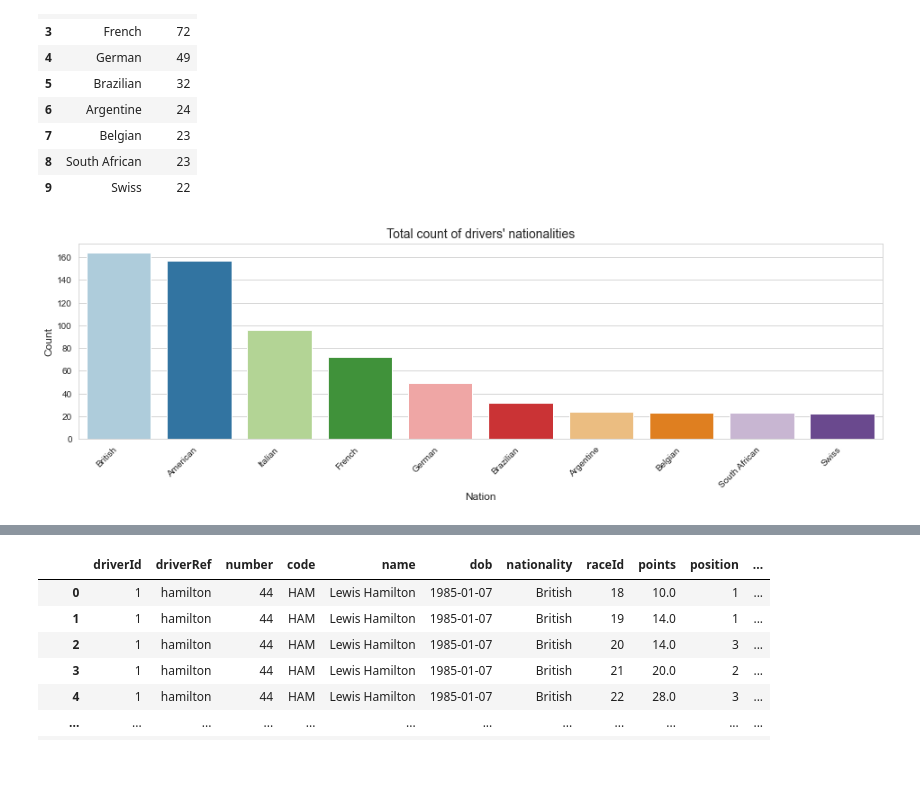
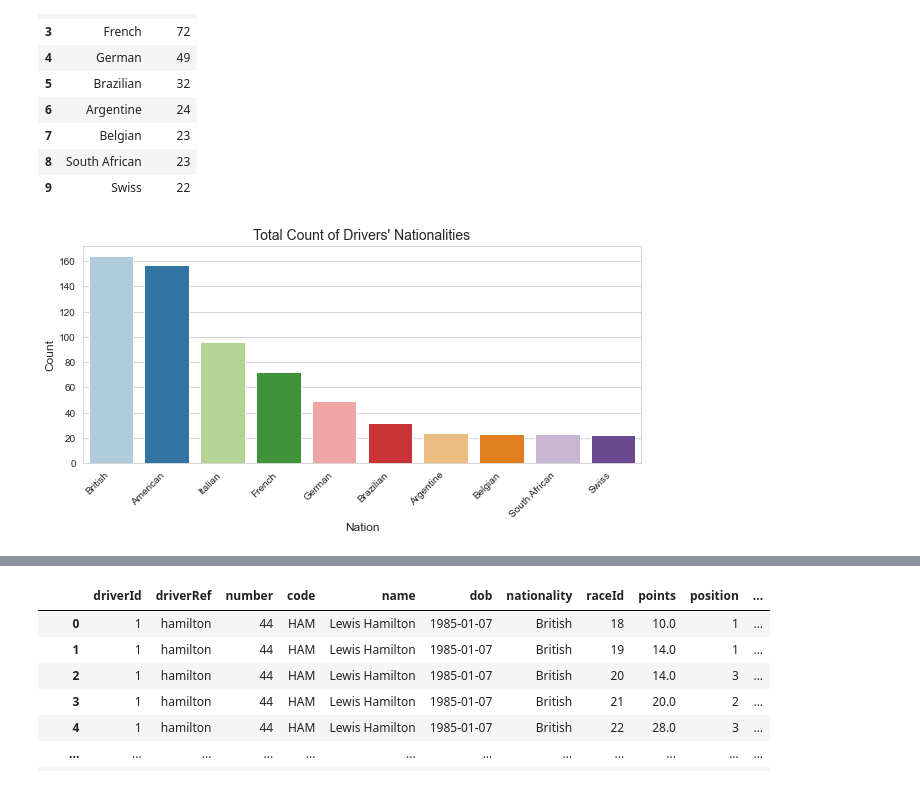
Before and after one commit to soyuz108/EDA-Formula-1-Drivers, a Jupyter notebook: drivers_analysis.ipynb, the cells around one changed output, grey strips where cells are left out. Drawn from its saved outputs; the diff is of its cells as text; code cells hidden in the pictures.

```diff
--- a/drivers_analysis.ipynb
+++ b/drivers_analysis.ipynb
@@ -22,6 +22,7 @@ import matplotlib.pyplot as plt
 import seaborn as sns
 
 sns.set_style("whitegrid")
+sns.set_palette("Paired")
 # %%
 # Read the datasets
 circuits = pd.read_csv("circuits.csv")
@@ -164,15 +148,15 @@ nation_dist
 | 9 | Swiss | 22 |
 # %%
 # Create a barplot
-fig = plt.figure(figsize=(16,4))
-ax = sns.barplot(data=nation_dist, x="nationality", y="count", palette="Paired")
+fig = plt.figure(figsize=(10,4))
+ax = sns.barplot(data=nation_dist, x="nationality", y="count")
 ax.set_xticks(range(len(nation_dist.nationality)))
 ax.set_xticklabels(nation_dist.nationality, rotation=45, horizontalalignment="right")
 plt.xlabel("Nation", fontsize=12)
 plt.ylabel("Count", fontsize=12)
-plt.title("Total count of drivers' nationalities", fontsize=14)
+plt.title("Total Count of Drivers' Nationalities", fontsize=14)
 plt.show()
 # %% [output]
-[figure, old version]
+[figure, new version]
 # %%
 # Find out the drivers with the highest number of wins through the years
```
Also changed, not shown: parts of 14 cells of this notebook.
